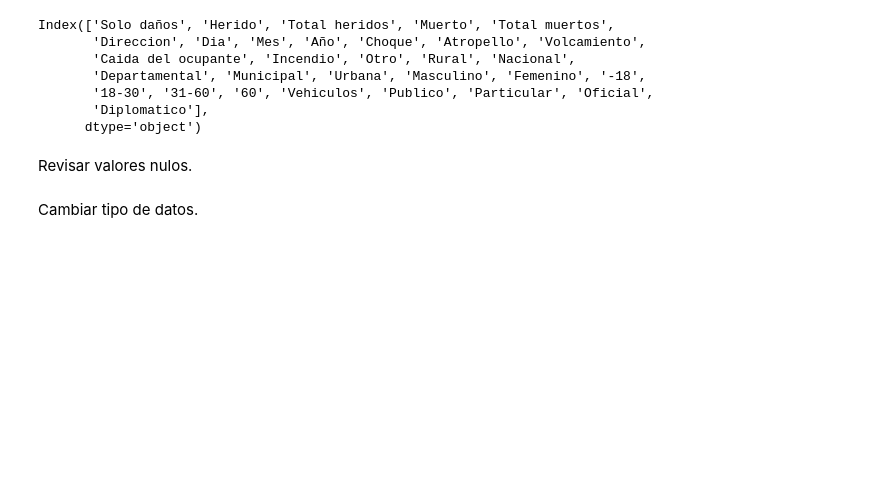
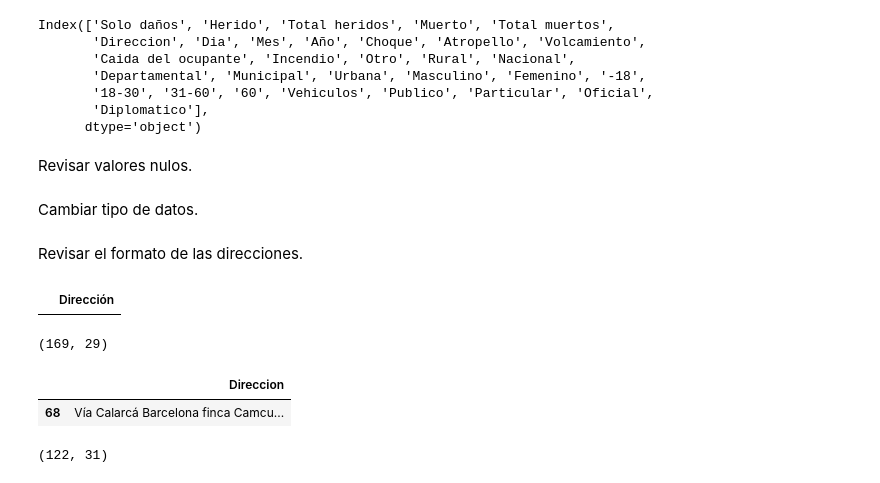
Before and after one commit to Datos-al-Ecosistema-2025-Grupo-190/calarca-en-ruedas, a Jupyter notebook: src/estandarizacion.ipynb, the cells around one changed output. Cells and saved outputs as stored; diff of their text form; code cells hidden in the pictures; blank space fills up the shorter version.

```diff
--- a/src/estandarizacion.ipynb
+++ b/src/estandarizacion.ipynb
@@ -698,3 +767,28 @@ Index(['Solo daños', 'Herido', 'Total heridos', 'Muerto', 'Total muertos',
 Revisar valores nulos.
 # %% [markdown]
 Cambiar tipo de datos.
+# %% [markdown]
+Revisar el formato de las direcciones.
+# %%
+accidentalidad_2024[
+    (accidentalidad_2024['Dirección'].str.contains(*['Vía', 'Via'])) \
+    & (accidentalidad_2024['Dirección'].str.contains(*['Vía', 'Via']) != float('nan'))
+][['Dirección']]
+# %% [output]
+|  | Dirección |
+# %%
+accidentalidad_2024.shape
+# %% [output]
+(169, 29)
+# %%
+accidentalidad_2025[
+    (accidentalidad_2025['Direccion'].str.contains(*['Vía', 'Via'])) \
+    & (accidentalidad_2025['Direccion'].str.contains(*['Vía', 'Via']) != float('nan'))
+][['Direccion']]
+# %% [output]
+|  | Direccion |
+| 68 | Vía Calarcá Barcelona finca Camcu... |
+# %%
+accidentalidad_2025.shape
+# %% [output]
+(122, 31)
```
Also changed, not shown: parts of 10 cells of this notebook.
